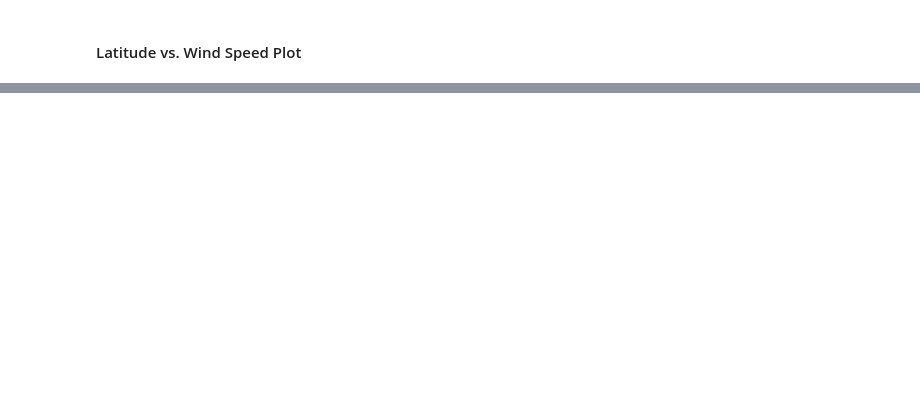
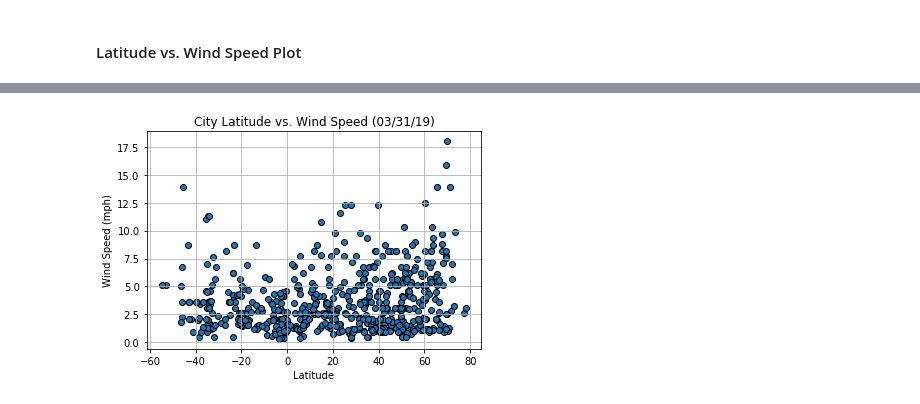
Before and after one commit to tbuck09/API-Practice, a Jupyter notebook: starter_code/WeatherPy.ipynb, the cells around one changed output, grey strips where cells are left out. Saved outputs shown, nothing was run; the diff lists cells and outputs as text; code cells hidden in the pictures; blank space fills up the shorter version.

```diff
--- a/starter_code/WeatherPy.ipynb
+++ b/starter_code/WeatherPy.ipynb
@@ -210,0 +245,14 @@ dtype: object
+# %%
+plt.scatter(
+    city_weather_df["Lat"],
+    city_weather_df["Wind Speed"],
+    edgecolors="k",
+)
+
+plt.title("City Latitude vs. Wind Speed (03/31/19)")
+plt.xlabel("Latitude")
+plt.ylabel("Wind Speed (mph)")
+
+plt.grid()
+# %% [output]
+[figure, added]
```
Also changed, not shown: parts of 10 cells of this notebook.
